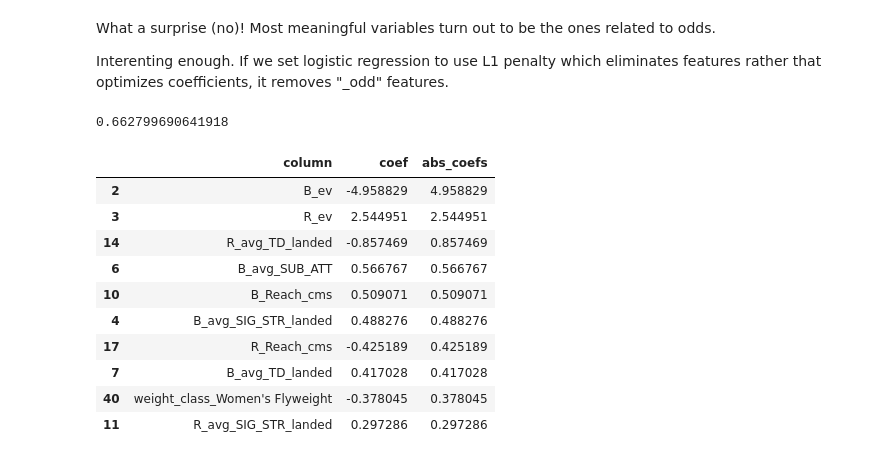
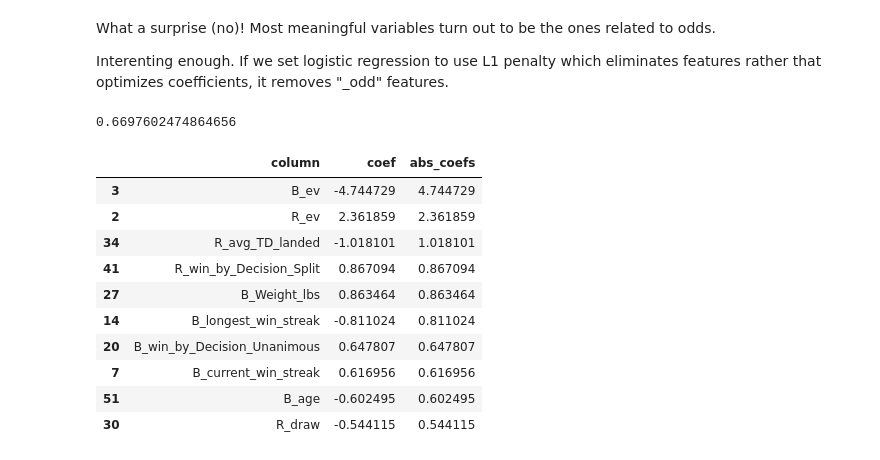
Before and after one commit to vvvvvvasena/UFC, a Jupyter notebook: How to make money watching UFC.ipynb, the cells around one changed output. Drawn from its saved outputs; the diff is of its cells as text; code cells hidden in the pictures.

```diff
--- a/How to make money watching UFC.ipynb
+++ b/How to make money watching UFC.ipynb
@@ -289,23 +328,21 @@ coef_df.head(10)
 What a surprise (no)! Most meaningful variables turn out to be the ones related to odds.
 
 Interenting enough. If we set logistic regression to use L1 penalty which eliminates features rather that optimizes coefficients, it removes "_odd" features.
-# %%
-log_reg = LogisticRegression(solver='liblinear', penalty='l1')
-log_reg.fit(X_train, y_train)
-y_pred = log_reg.predict(X_test)
-print(accuracy_score(y_test, y_pred))
-coef_df = get_coef(log_reg.coef_, X_train.columns)
-coef_df.head(10)
-# %% [output]
-0.662799690641918
-|  | column | coef | abs_coefs |
-| 2 | B_ev | -4.958829 | 4.958829 |
-| 3 | R_ev | 2.544951 | 2.544951 |
-| 14 | R_avg_TD_landed | -0.857469 | 0.857469 |
-| 6 | B_avg_SUB_ATT | 0.566767 | 0.566767 |
-| 10 | B_Reach_cms | 0.509071 | 0.509071 |
-| 4 | B_avg_SIG_STR_landed | 0.488276 | 0.488276 |
-| 17 | R_Reach_cms | -0.425189 | 0.425189 |
-| 7 | B_avg_TD_landed | 0.417028 | 0.417028 |
-| 40 | weight_class_Women's Flyweight | -0.378045 | 0.378045 |
-| 11 | R_avg_SIG_STR_landed | 0.297286 | 0.297286 |
+# %%
+log_reg_coef, X_columns = train_model(df, cat_vars, num_vars_no_finish,
+                           LogisticRegression(solver='liblinear', penalty='l1'))
+coef_df = get_coef(log_reg_coef, X_columns)
+coef_df.head(10)
+# %% [output]
+0.6697602474864656
+|  | column | coef | abs_coefs |
+| 3 | B_ev | -4.744729 | 4.744729 |
+| 2 | R_ev | 2.361859 | 2.361859 |
+| 34 | R_avg_TD_landed | -1.018101 | 1.018101 |
+| 41 | R_win_by_Decision_Split | 0.867094 | 0.867094 |
+| 27 | B_Weight_lbs | 0.863464 | 0.863464 |
+| 14 | B_longest_win_streak | -0.811024 | 0.811024 |
+| 20 | B_win_by_Decision_Unanimous | 0.647807 | 0.647807 |
+| 7 | B_current_win_streak | 0.616956 | 0.616956 |
+| 51 | B_age | -0.602495 | 0.602495 |
+| 30 | R_draw | -0.544115 | 0.544115 |
```
Also changed, not shown: parts of 47 cells of this notebook.
